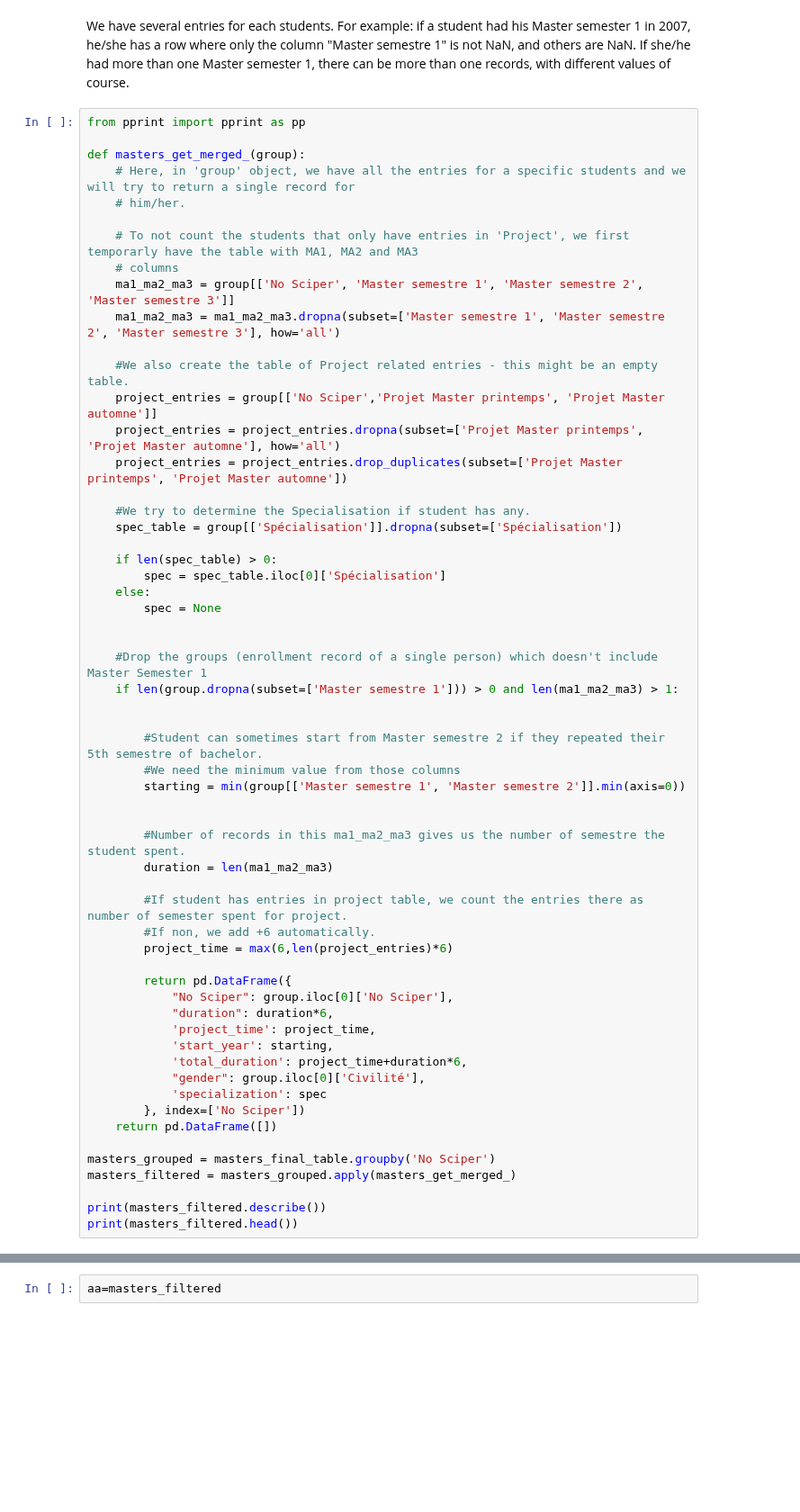
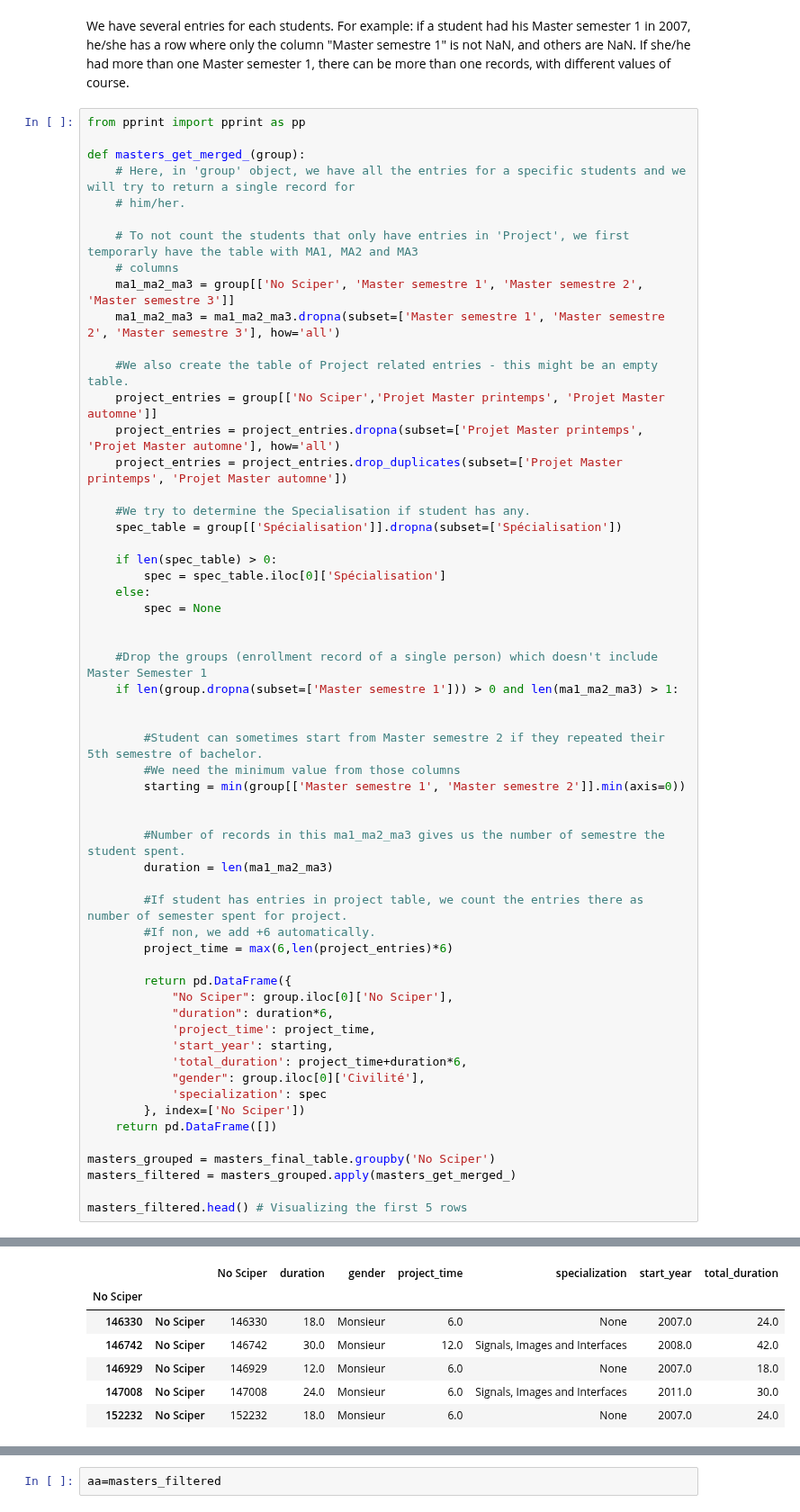
Before and after one commit to meryemmhamdi1/Gokcen_Meryem_Riyadh_ADA, a Jupyter notebook: 02 - Data from the Web/HW2.ipynb, the cells around one changed output, grey strips where cells are left out. Shown at 90% size. Saved outputs shown, nothing was run; the diff lists cells and outputs as text; blank space fills up the shorter version.

```diff
--- a/02 - Data from the Web/HW2.ipynb
+++ b/02 - Data from the Web/HW2.ipynb
@@ -419,6 +445,5 @@ def masters_get_merged_(group):
 masters_grouped = masters_final_table.groupby('No Sciper')
 masters_filtered = masters_grouped.apply(masters_get_merged_)
 
-print(masters_filtered.describe())
-print(masters_filtered.head())
+masters_filtered.head() # Visualizing the first 5 rows
 # %% [output]
@@ -441,0 +450,7 @@ No Sciper
+|  |  | No Sciper | duration | gender | project_time | specialization | start_year | total_duration |
+| No Sciper |  |  |  |  |  |  |  |  |
+| 146330 | No Sciper | 146330 | 18.0 | Monsieur | 6.0 | None | 2007.0 | 24.0 |
+| 146742 | No Sciper | 146742 | 30.0 | Monsieur | 12.0 | Signals, Images and Interfaces | 2008.0 | 42.0 |
+| 146929 | No Sciper | 146929 | 12.0 | Monsieur | 6.0 | None | 2007.0 | 18.0 |
+| 147008 | No Sciper | 147008 | 24.0 | Monsieur | 6.0 | Signals, Images and Interfaces | 2011.0 | 30.0 |
+| 152232 | No Sciper | 152232 | 18.0 | Monsieur | 6.0 | None | 2007.0 | 24.0 |
```
Also changed, not shown: parts of 77 cells of this notebook.
